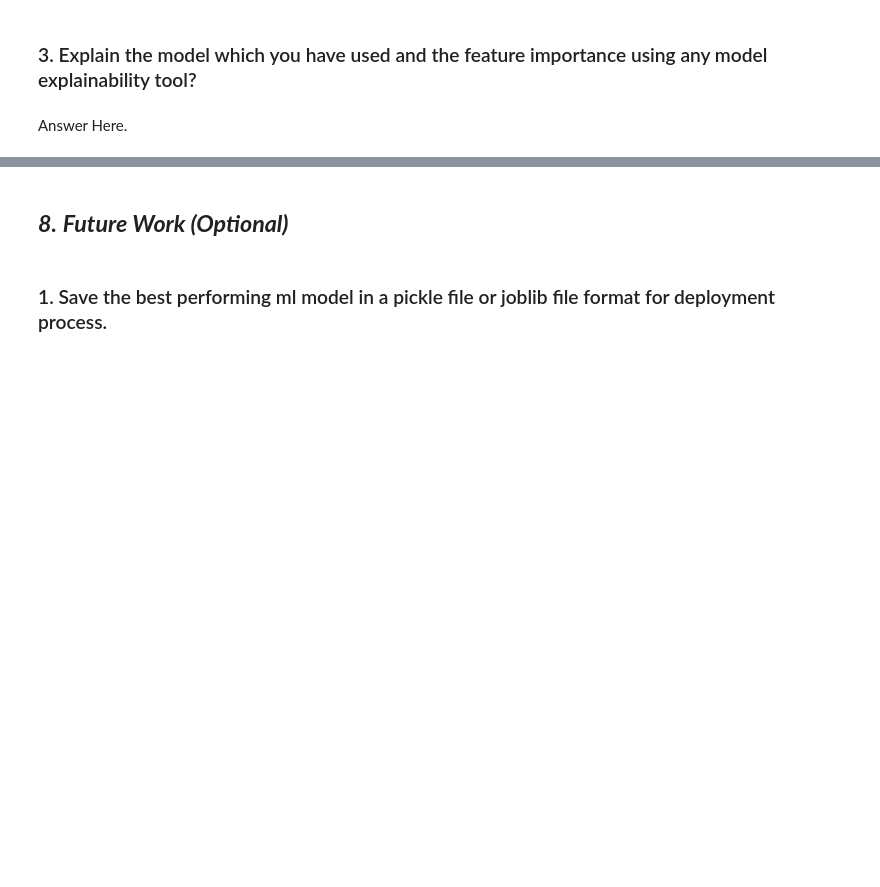
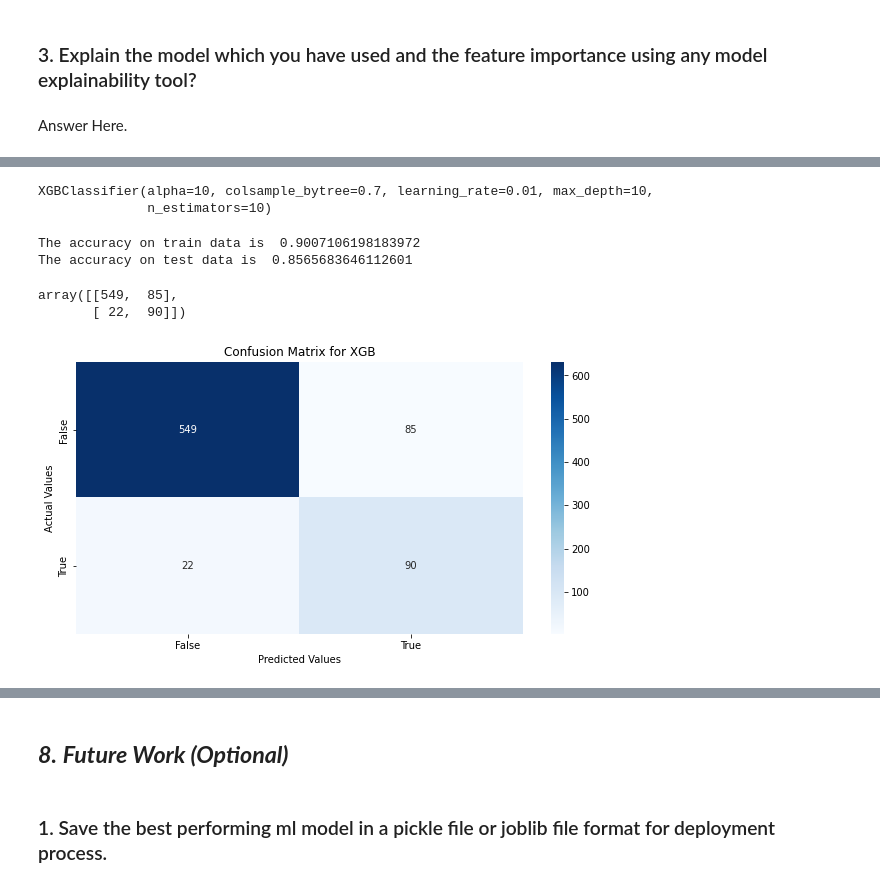
Before and after one commit to santoshmahanti/Cardiovascular-Risk-Prediction, a Jupyter notebook: Cardiovascular_Risk_Prediction.ipynb, the cells around one changed output, grey strips where cells are left out. Saved outputs shown, nothing was run; the diff lists cells and outputs as text; code cells hidden in the pictures; blank space fills up the shorter version.

```diff
--- a/Cardiovascular_Risk_Prediction.ipynb
+++ b/Cardiovascular_Risk_Prediction.ipynb
@@ -288,10 +284,6 @@ Index(['id', 'age', 'education', 'Gender', 'smoking', 'cigarettes/day',
       dtype='object')
 # %% [markdown]
 ### Data Wrangling Code
-# %%
-# Write your code to make your dataset analysis ready.
-# Dropping the 'id' column
-data.drop('id', axis = 1, inplace = True)
 # %% [markdown]
 # **Encoding:**
 We are encoding out Categorical feature values into binary values for a better model training and prediction. A Binary Data is a Data which uses two possible states or values i.e. 0 and 1.
@@ -2156,0 +2176,5 @@ Answer Here.
+# %%
+xg_cla.fit(X_train_sm, y_train_sm)
+# %% [output]
+XGBClassifier(alpha=10, colsample_bytree=0.7, learning_rate=0.01, max_depth=10,
+              n_estimators=10)
@@ -2156,0 +2184,41 @@ Answer Here.
+# %%
+# Getting the accuracy scores for training and testing set.
+
+train_accuracy_xg = accuracy_score(train_xg_prediction, y_train_sm)
+test_accuracy_xg = accuracy_score(test_xg_prediction, y_test)
+
+# Display accuracies.
+
+print("The accuracy on train data is ", train_accuracy_xg)
+print("The accuracy on test data is ", test_accuracy_xg)
+# %% [output]
+The accuracy on train data is  0.9007106198183972
+The accuracy on test data is  0.8565683646112601
+# %%
+# Confusion Matrix for logistic regression classifier.
+
+cf_matrix_xg = confusion_matrix(y_test,test_xg_prediction)
+cf_matrix_xg
+# %% [output]
+array([[549,  85],
+       [ 22,  90]])
+# %%
+#Plotting the confusion matrix.
+labels = ['549','85','22','90']
+
+labels = np.asarray(labels).reshape(2,2)
+
+ax = sns.heatmap(cf_matrix_xgb, annot=labels, fmt='', cmap='Blues')
+
+ax.set_title('Confusion Matrix for XGB');
+ax.set_xlabel('Predicted Values')
+ax.set_ylabel('Actual Values');
+
+## Ticket labels - List must be in alphabetical order
+ax.xaxis.set_ticklabels(['False','True'])
+ax.yaxis.set_ticklabels(['False','True'])
+
+## Display the visualization of the Confusion Matrix.
+plt.show()
+# %% [output]
+[figure, added]
```
Also changed, not shown: parts of 98 cells of this notebook.
